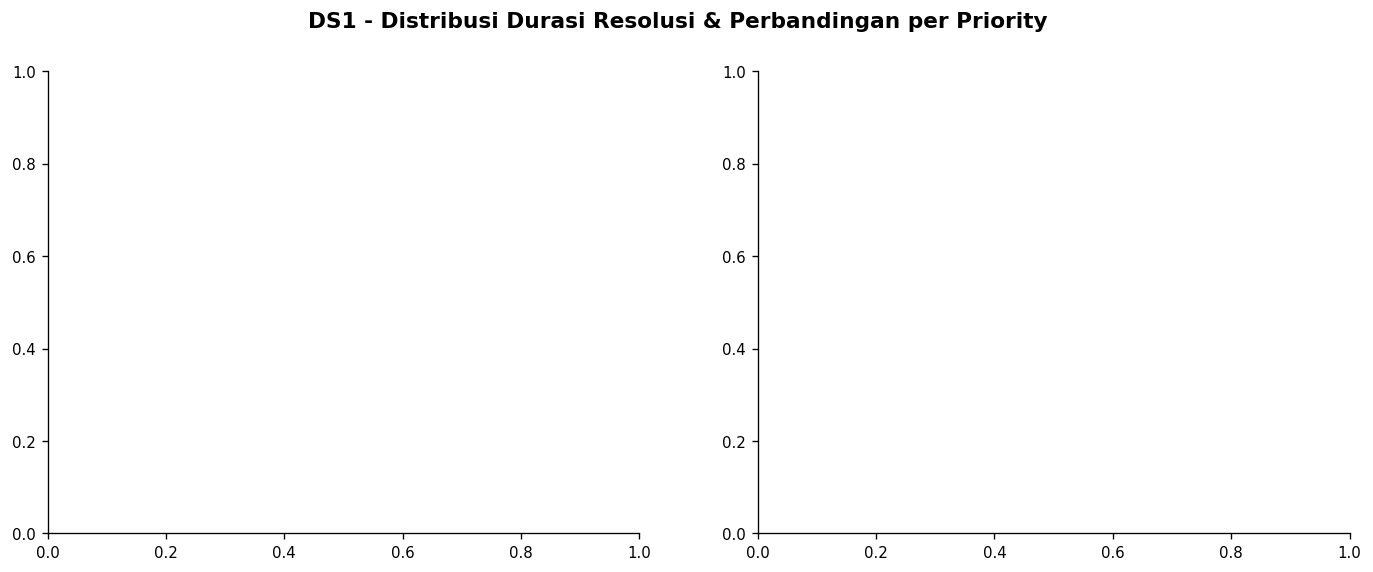
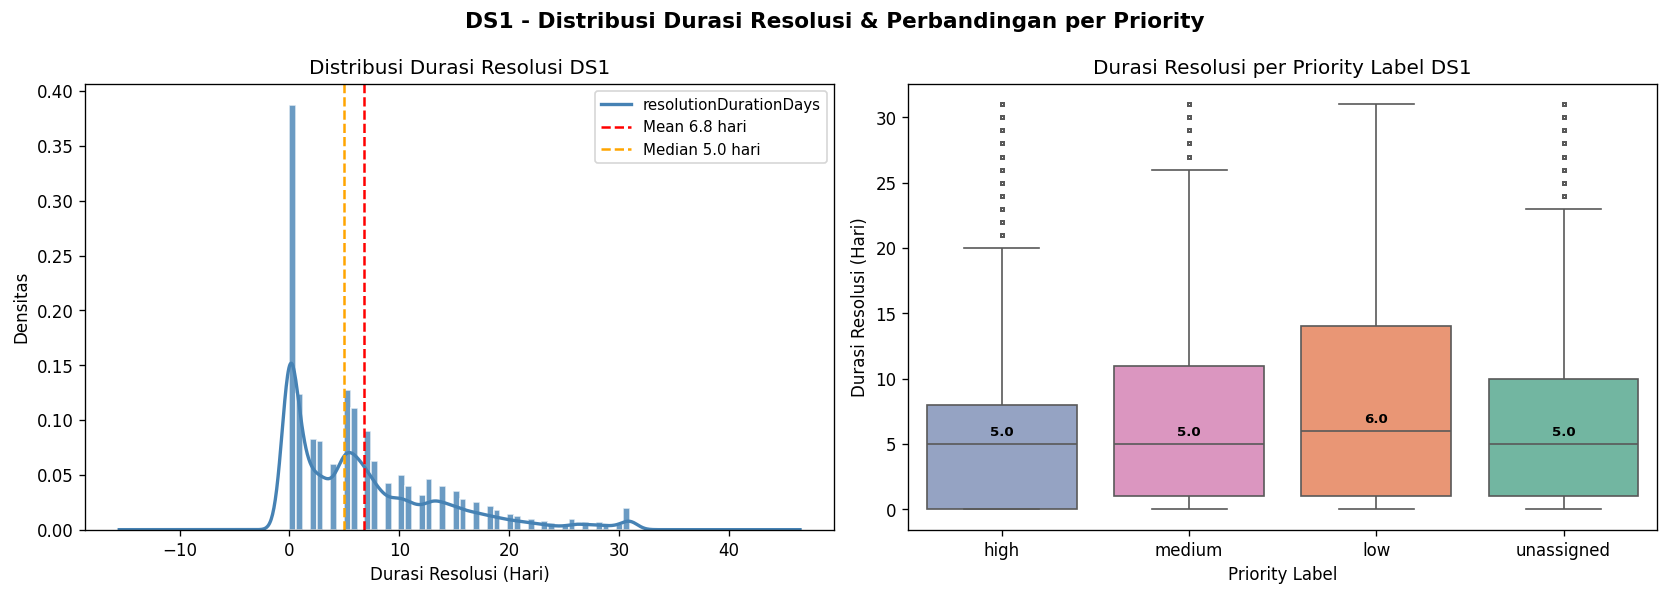
The change to this notebook cell's code, shown as a diff; its figure went from the first image to the second:
--- before
+++ after
@@ -6,9 +6,10 @@
              fontsize=13, fontweight='bold')
 
-# Panel kiri: histogram + KDE
-sns.histplot(df1['resolutionDurationDays'], bins=50, ax=axes[0],
-             color='steelblue', kde=True, edgecolor='white')
-mean_val   = df1['resolutionDurationDays'].mean()
-median_val = df1['resolutionDurationDays'].median()
+# Panel kiri: histogram manual + KDE terpisah (hindari seaborn histplot+kde bug pandas 2.0)
+col = df1['resolutionDurationDays'].dropna()
+axes[0].hist(col, bins=50, color='steelblue', edgecolor='white', alpha=0.8, density=True)
+col.plot.kde(ax=axes[0], color='steelblue', linewidth=2)
+mean_val   = col.mean()
+median_val = col.median()
 axes[0].axvline(mean_val,   color='red',    linestyle='--', linewidth=1.5,
                 label='Mean {:.1f} hari'.format(mean_val))
@@ -17,5 +18,5 @@
 axes[0].set_title('Distribusi Durasi Resolusi DS1')
 axes[0].set_xlabel('Durasi Resolusi (Hari)')
-axes[0].set_ylabel('Frekuensi')
+axes[0].set_ylabel('Densitas')
 axes[0].legend(fontsize=9)
 
@@ -44,5 +45,5 @@
 print('Mean   : {:.2f} hari'.format(mean_val))
 print('Median : {:.2f} hari'.format(median_val))
-print('Skewness: {:.3f} (>0 -> right-skewed)'.format(df1['resolutionDurationDays'].skew()))
+print('Skewness: {:.3f} (>0 -> right-skewed)'.format(col.skew()))
 print()
 print('Median durasi per priority:')

Commit: fix visualisasi A